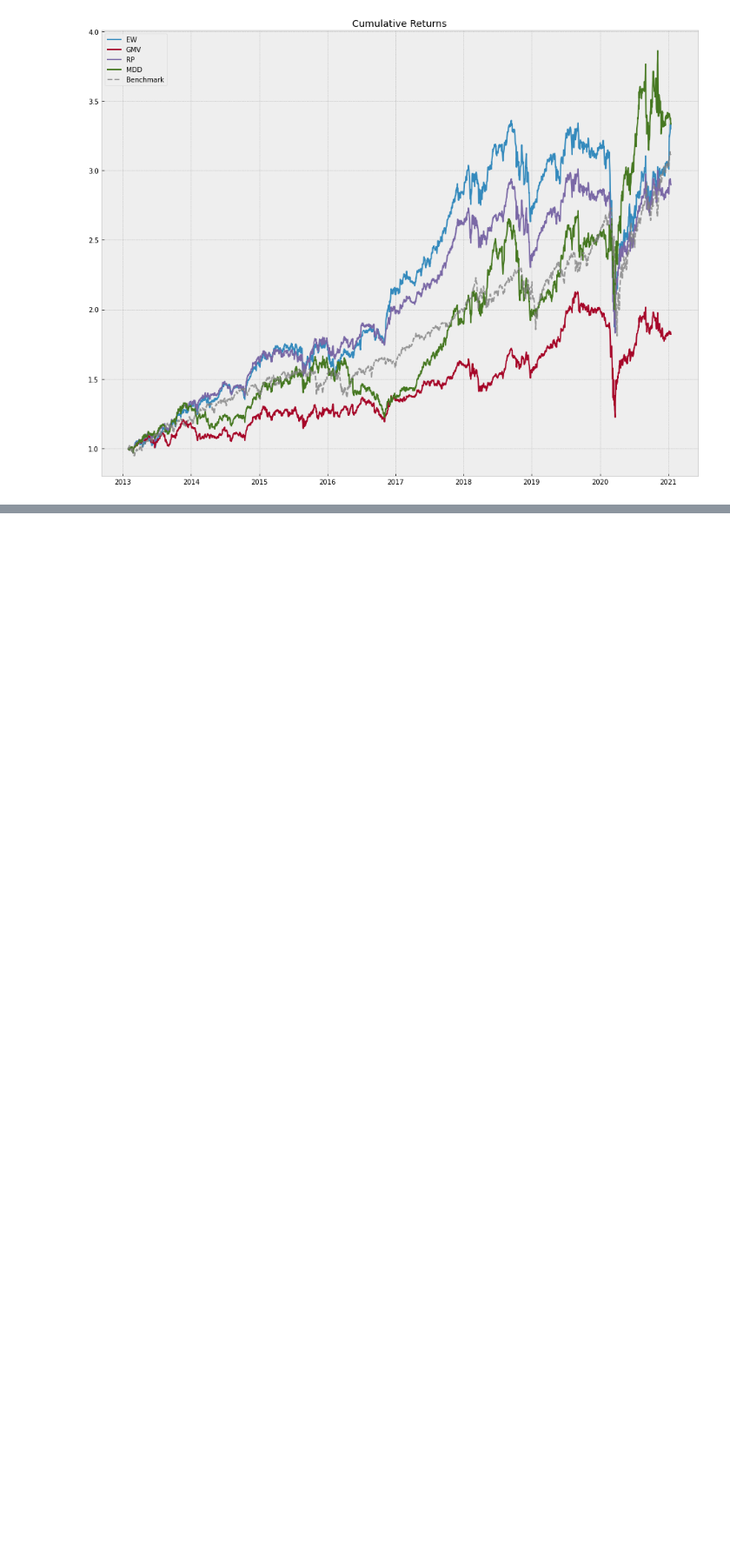
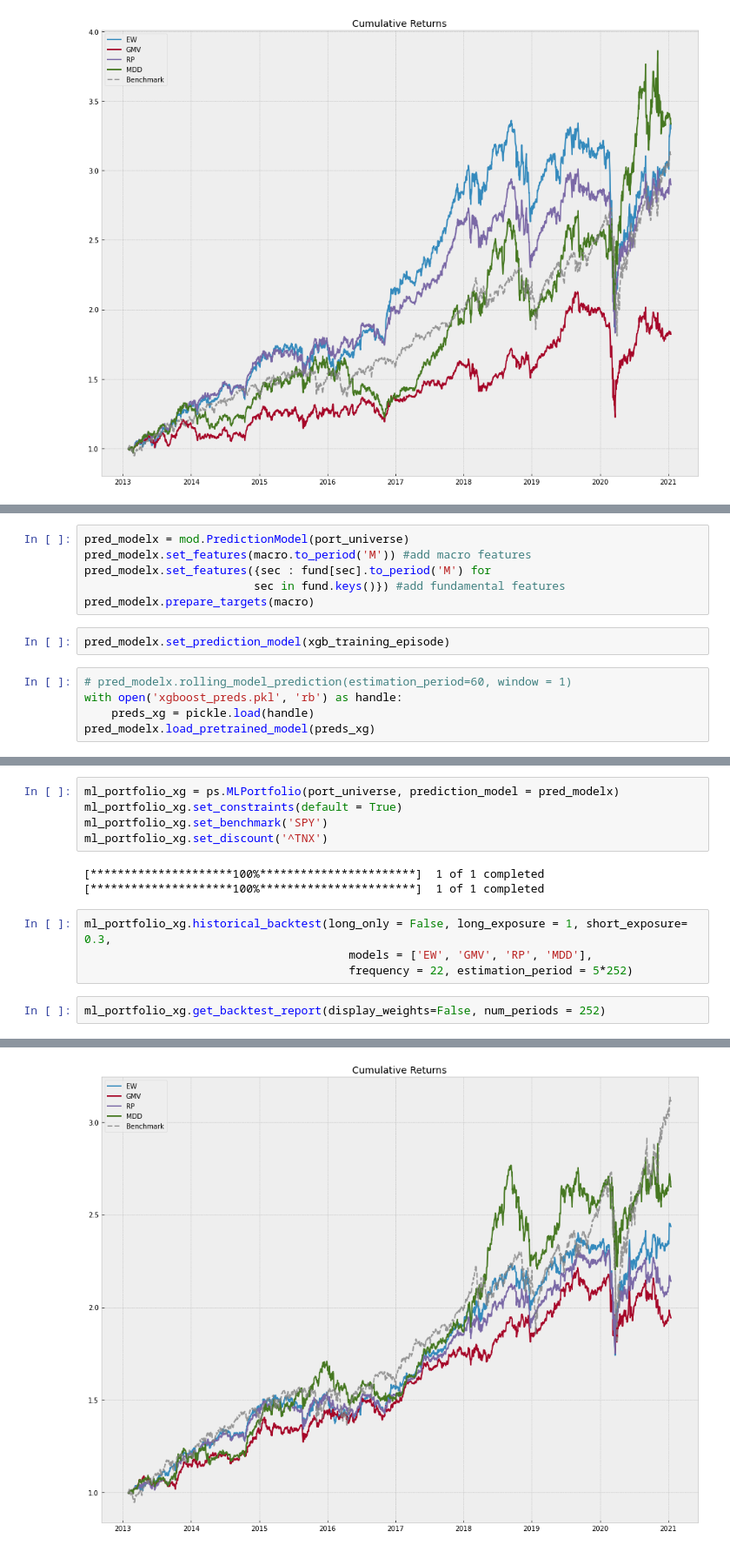
Before and after one commit to matus-jan-lavko/portfolio_swissknife, a Jupyter notebook: examples/03_ml_portfolio.ipynb, the cells around one changed output, grey strips where cells are left out. Shown: that part at 87% size. Drawn from its saved outputs; the diff is of its cells as text; blank space fills up the shorter version.

Commit message:
added xgboost example

```diff
--- a/examples/03_ml_portfolio.ipynb
+++ b/examples/03_ml_portfolio.ipynb
@@ -204,0 +219,13 @@ ml_portfolio_trees.get_backtest_report(display_weights=False, num_periods = 252)
+# %%
+pred_modelx = mod.PredictionModel(port_universe)
+pred_modelx.set_features(macro.to_period('M')) #add macro features
+pred_modelx.set_features({sec : fund[sec].to_period('M') for
+                         sec in fund.keys()}) #add fundamental features
+pred_modelx.prepare_targets(macro)
+# %%
+pred_modelx.set_prediction_model(xgb_training_episode)
+# %%
+# pred_modelx.rolling_model_prediction(estimation_period=60, window = 1)
+with open('xgboost_preds.pkl', 'rb') as handle:
+    preds_xg = pickle.load(handle)
+pred_modelx.load_pretrained_model(preds_xg)
@@ -204,0 +238,15 @@ ml_portfolio_trees.get_backtest_report(display_weights=False, num_periods = 252)
+# %%
+ml_portfolio_xg = ps.MLPortfolio(port_universe, prediction_model = pred_modelx)
+ml_portfolio_xg.set_constraints(default = True)
+ml_portfolio_xg.set_benchmark('SPY')
+ml_portfolio_xg.set_discount('^TNX')
+# %% [output]
+[*********************100%***********************]  1 of 1 completed
+[*********************100%***********************]  1 of 1 completed
+# %%
+ml_portfolio_xg.historical_backtest(long_only = False, long_exposure = 1, short_exposure= 0.3,
+                                       models = ['EW', 'GMV', 'RP', 'MDD'],
+                                       frequency = 22, estimation_period = 5*252)
+# %%
+ml_portfolio_xg.get_backtest_report(display_weights=False, num_periods = 252)
+# %% [output]
@@ -204,0 +270 @@ ml_portfolio_trees.get_backtest_report(display_weights=False, num_periods = 252)
+[figure, added]
```
Also changed, not shown: parts of 7 cells of this notebook, 1 other file.
